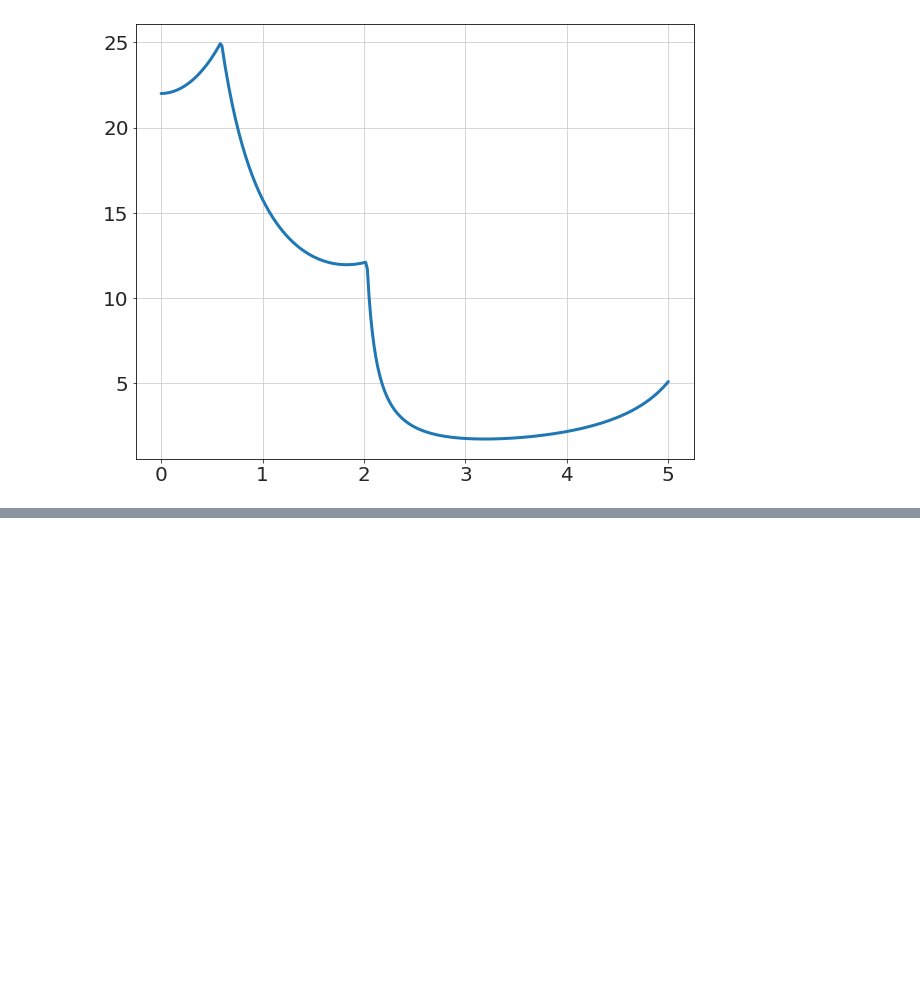
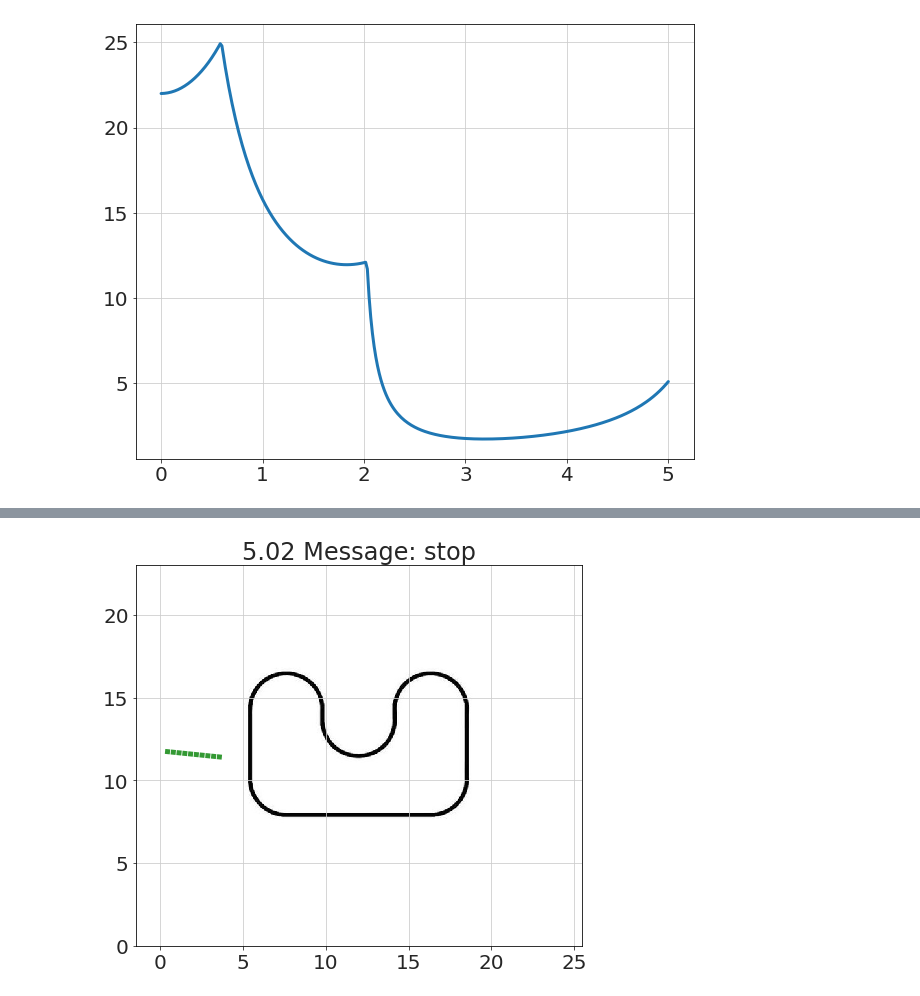
Before and after one commit to bblais/AI-and-Robotics-Fall-2020-Class-Notebooks, a Jupyter notebook: 2020-10-05 - Robot Sim Stuff.ipynb, the cells around one changed output, grey strips where cells are left out. Saved outputs shown, nothing was run; the diff lists cells and outputs as text; code cells hidden in the pictures; blank space fills up the shorter version.

```diff
--- a/2020-10-05 - Robot Sim Stuff.ipynb
+++ b/2020-10-05 - Robot Sim Stuff.ipynb
@@ -220,0 +313,19 @@ plot(t,d)
+# %%
+def build(robot):
+
+    # use loops!
+    w=.3
+    buffer=0.05
+    x=2
+    y=10
+
+    boxes=[]
+    for i in range(10):
+        new_b=Box(robot,x,y+(w+buffer)*i,width=w,height=w,
+            name='box%d' % i)
+        boxes.append(new_b)
+
+
+    for i,b1 in enumerate(boxes):
+        for j,b2 in enumerate(boxes[i+1:]):
+            connect(b1,b2,'weld')
@@ -220,0 +336,69 @@ plot(t,d)
+# %%
+def turn_a_bit(t,robot):
+
+    robot.message = 'turn'
+    if t<0.3:
+        robot['box9'].F=-10
+        robot['box0'].F=10
+        return False        # not done yet!
+    else:
+        return True        #  done with this behavior
+
+
+def turn_to_min_distance(t,robot):
+    robot.message = 'min distance'
+
+    d=robot['box9'].read_distance()
+    if d<=robot.last_distance:
+        robot['box9'].F=-2
+        robot['box0'].F=2
+        robot.last_distance=d
+        return False
+    else:
+        return True
+
+def stop(t,robot):
+    robot.message = 'stop'
+    robot['box9'].F=0
+    robot['box0'].F=0
+
+    return False  # never done
+
+
+def turn_90_degrees(t,robot):
+
+    actions=[turn_a_bit,turn_to_min_distance,stop]
+
+    if t==0.0:  # first time
+        robot.current_action=0
+        robot.start_time=0.0
+
+    action=actions[robot.current_action]
+
+    value=action(t-robot.start_time,robot)
+
+    if value:  # done with this action
+        robot.current_action+=1
+        robot.start_time=t
+
+
+    robot.storage+=t,robot['box0'].read_distance()
+
+
+env=Environment(image='../images/linepath1.jpeg', # up one folder example
+                linearDamping=20)
+robot=Robot(env)
+
+build(robot)
+robot.storage=Storage()
+robot.last_distance=500
+
+run_sim(env,turn_90_degrees,
+        total_time=5,  # seconds
+        dt=1/60,
+        dt_display=.1,  # make this larger for a faster display
+        figure_width=8,
+        plot_orientation=False,
+       )
+# %% [output]
+[figure, added]
```
Also changed, not shown: parts of 7 cells of this notebook, 1 other file.
